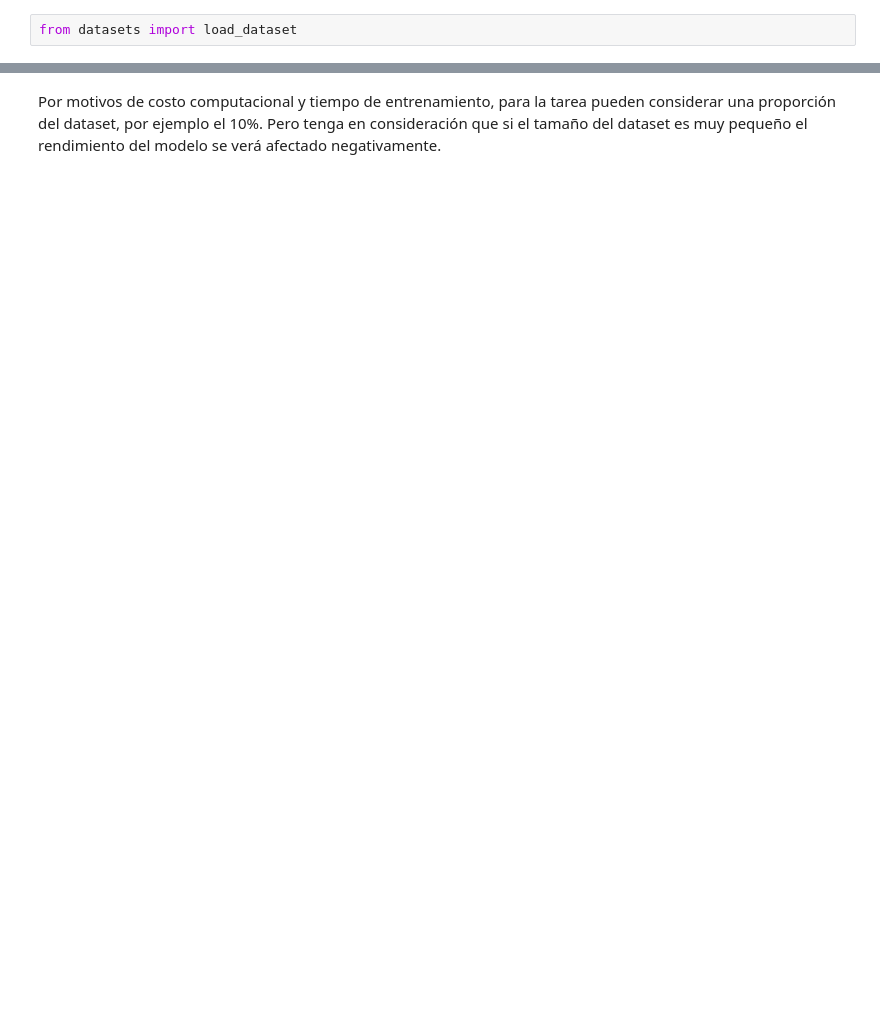
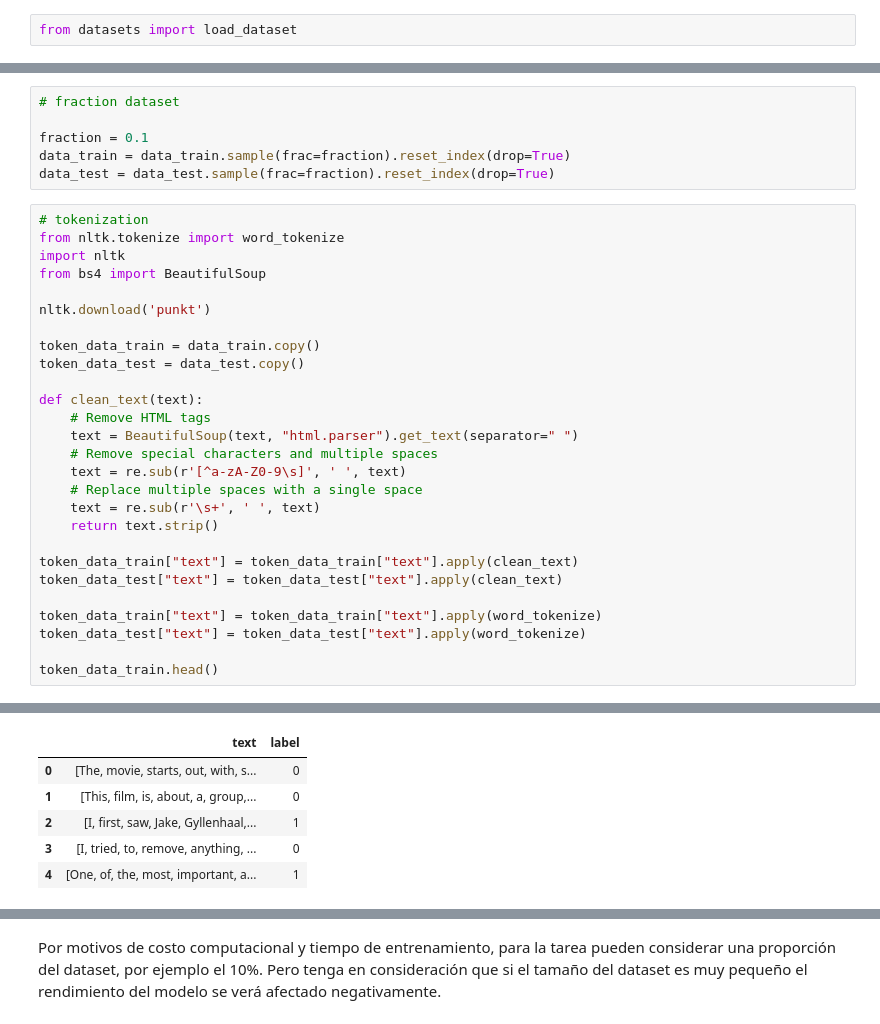
Before and after one commit to BrunoFarfan/DeepLearning, a Jupyter notebook: T2/T2_BrunoFarfan.ipynb, the cells around one changed output, grey strips where cells are left out. Cells and saved outputs as stored; diff of their text form; blank space fills up the shorter version.

```diff
--- a/T2/T2_BrunoFarfan.ipynb
+++ b/T2/T2_BrunoFarfan.ipynb
@@ -78,0 +54,34 @@ dataset["train"]["label"][0]
+# %%
+# fraction dataset
+
+fraction = 0.1
+data_train = data_train.sample(frac=fraction).reset_index(drop=True)
+data_test = data_test.sample(frac=fraction).reset_index(drop=True)
+# %%
+# tokenization
+from nltk.tokenize import word_tokenize
+import nltk
+from bs4 import BeautifulSoup
+
+nltk.download('punkt')
+
+token_data_train = data_train.copy()
+token_data_test = data_test.copy()
+
+def clean_text(text):
+    # Remove HTML tags
+    text = BeautifulSoup(text, "html.parser").get_text(separator=" ")
+    # Remove special characters and multiple spaces
+    text = re.sub(r'[^a-zA-Z0-9\s]', ' ', text)
+    # Replace multiple spaces with a single space
+    text = re.sub(r'\s+', ' ', text)
+    return text.strip()
+
+token_data_train["text"] = token_data_train["text"].apply(clean_text)
+token_data_test["text"] = token_data_test["text"].apply(clean_text)
+
+token_data_train["text"] = token_data_train["text"].apply(word_tokenize)
+token_data_test["text"] = token_data_test["text"].apply(word_tokenize)
+
+token_data_train.head()
+# %% [output]
@@ -78,0 +91,6 @@ dataset["train"]["label"][0]
+|  | text | label |
+| 0 | [The, movie, starts, out, with, s... | 0 |
+| 1 | [This, film, is, about, a, group,... | 0 |
+| 2 | [I, first, saw, Jake, Gyllenhaal,... | 1 |
+| 3 | [I, tried, to, remove, anything, ... | 0 |
+| 4 | [One, of, the, most, important, a... | 1 |
```
Also changed, not shown: parts of 24 cells of this notebook.
